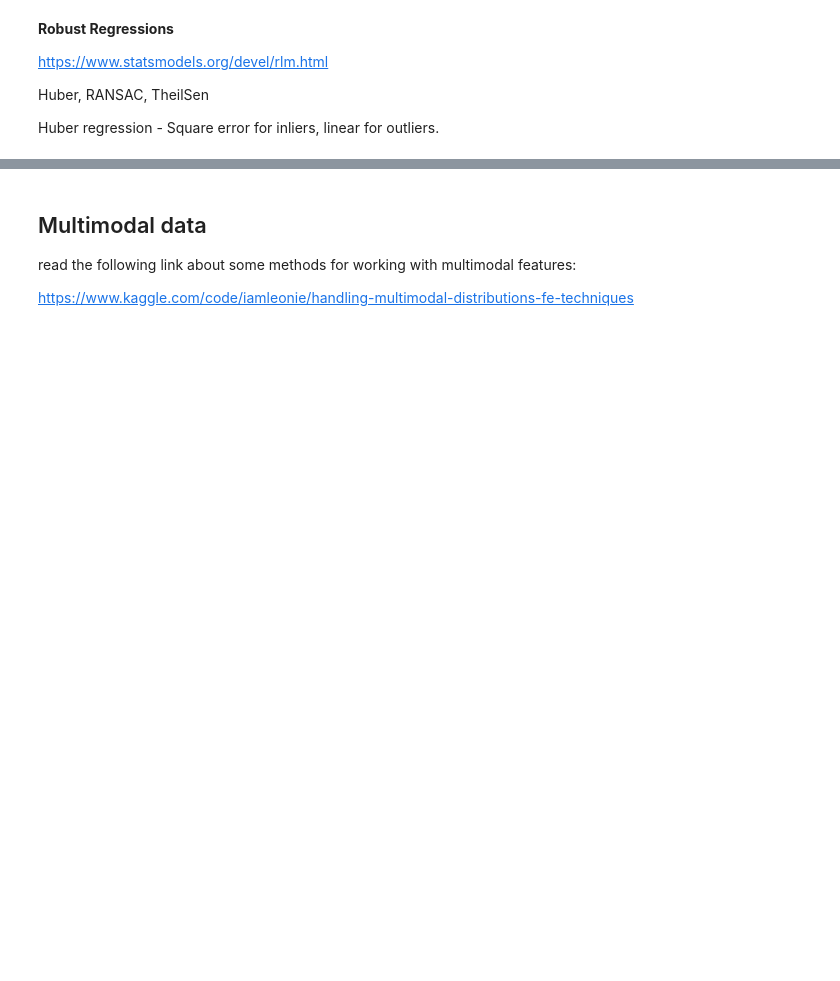
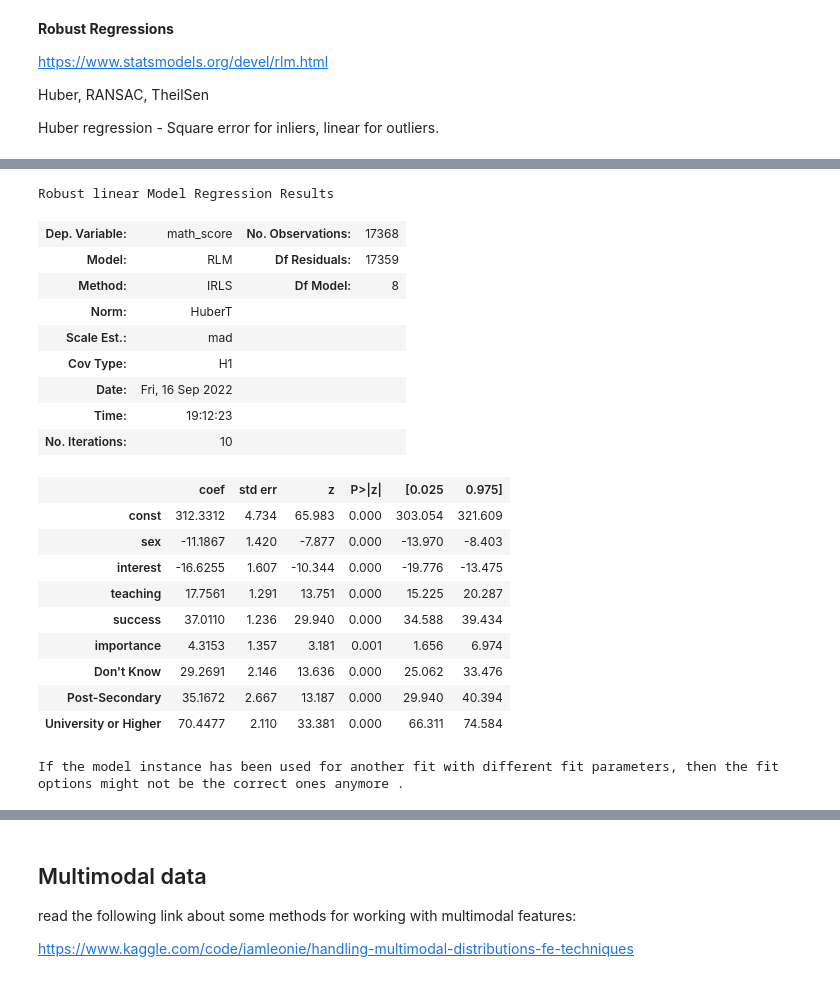
Before and after one commit to Pstva/daps2022, a Jupyter notebook: 02.Robust_estimates/Practice 2.ipynb, the cells around one changed output, grey strips where cells are left out. Drawn from its saved outputs; the diff is of its cells as text; code cells hidden in the pictures; blank space fills up the shorter version.

```diff
--- a/02.Robust_estimates/Practice 2.ipynb
+++ b/02.Robust_estimates/Practice 2.ipynb
@@ -135,0 +315,24 @@ print(rlm.summary())
+# %%
+rlm.summary()
+# %% [output]
+Robust linear Model Regression Results
+| Dep. Variable: | math_score | No. Observations: | 17368 |
+| Model: | RLM | Df Residuals: | 17359 |
+| Method: | IRLS | Df Model: | 8 |
+| Norm: | HuberT |  |  |
+| Scale Est.: | mad |  |  |
+| Cov Type: | H1 |  |  |
+| Date: | Fri, 16 Sep 2022 |  |  |
+| Time: | 19:12:23 |  |  |
+| No. Iterations: | 10 |  |  |
+|  | coef | std err | z | P>|z| | [0.025 | 0.975] |
+| const | 312.3312 | 4.734 | 65.983 | 0.000 | 303.054 | 321.609 |
+| sex | -11.1867 | 1.420 | -7.877 | 0.000 | -13.970 | -8.403 |
+| interest | -16.6255 | 1.607 | -10.344 | 0.000 | -19.776 | -13.475 |
+| teaching | 17.7561 | 1.291 | 13.751 | 0.000 | 15.225 | 20.287 |
+| success | 37.0110 | 1.236 | 29.940 | 0.000 | 34.588 | 39.434 |
+| importance | 4.3153 | 1.357 | 3.181 | 0.001 | 1.656 | 6.974 |
+| Don't Know | 29.2691 | 2.146 | 13.636 | 0.000 | 25.062 | 33.476 |
+| Post-Secondary | 35.1672 | 2.667 | 13.187 | 0.000 | 29.940 | 40.394 |
+| University or Higher | 70.4477 | 2.110 | 33.381 | 0.000 | 66.311 | 74.584 |
+If the model instance has been used for another fit with different fit parameters, then the fit options might not be the correct ones anymore .
```
Also changed, not shown: parts of 23 cells of this notebook, 3 other files.
